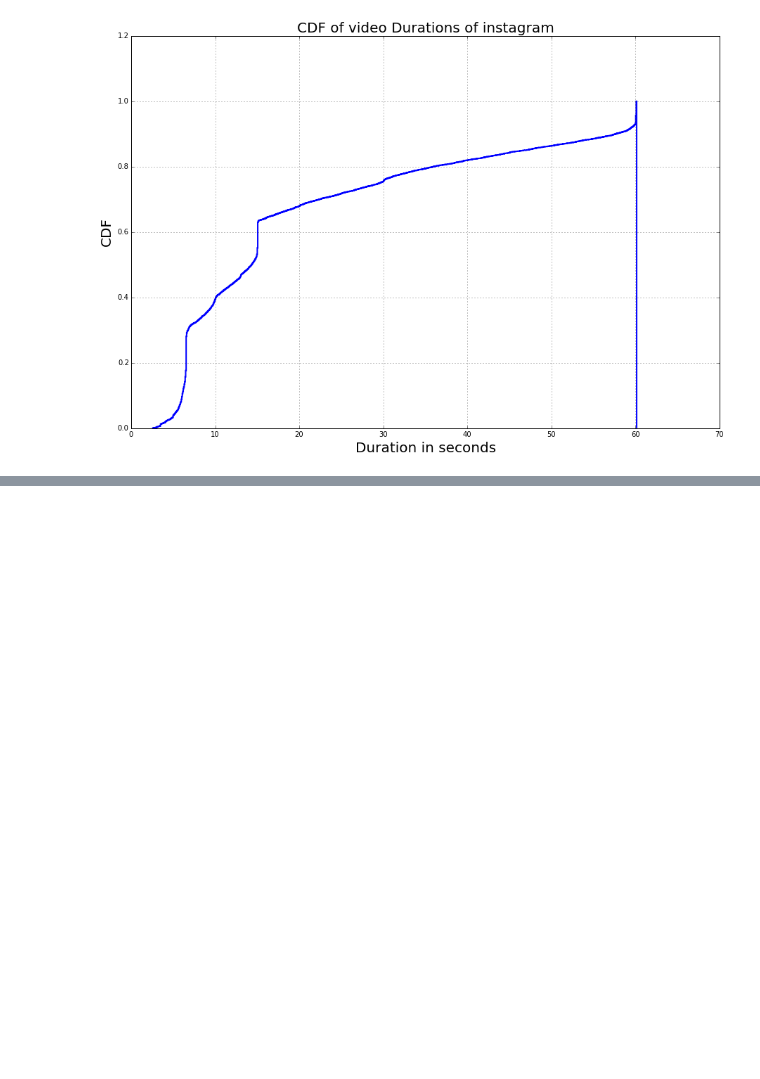
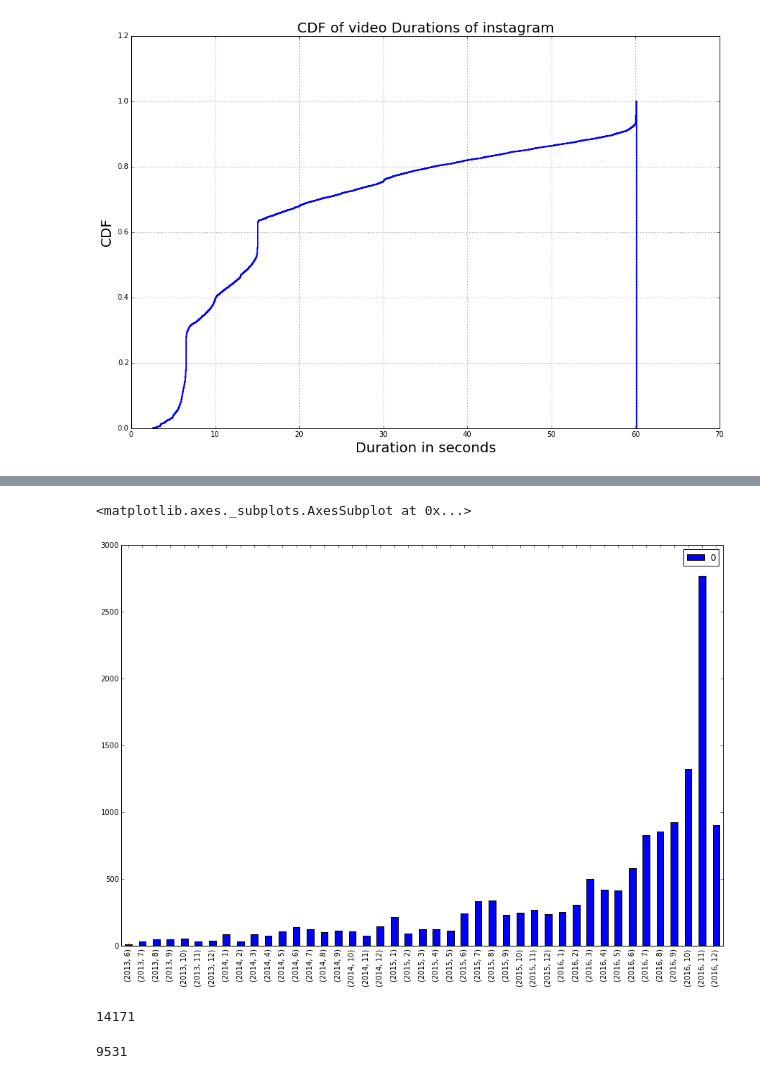
Before and after one commit to sagarjoglekar/instaCrawlAnalyze, a Jupyter notebook: Notebooks/CrawlInsta.ipynb, the cells around one changed output, grey strips where cells are left out. Cells and saved outputs as stored; diff of their text form; code cells hidden in the pictures; blank space fills up the shorter version.

```diff
--- a/Notebooks/CrawlInsta.ipynb
+++ b/Notebooks/CrawlInsta.ipynb
@@ -480,0 +503,5 @@ KeyError: 1
+# %%
+dates = []
+for k in metaDict:
+    time = metaDict[k]['meta']['Meta']['media']['date']
+    dates.append(datetime.fromtimestamp(int(time)).strftime('%Y-%m-%d'))
@@ -480,0 +512,2 @@ KeyError: 1
+# %%
+df.date = pd.to_datetime(dates)
@@ -480,0 +518,17 @@ KeyError: 1
+# %%
+fig, ax = plt.subplots()
+fig.set_size_inches(15, 10)
+df.groupby([df.date.year, df.date.month]).count().plot(ax=fig.gca() , kind="bar")
+# %% [output]
+<matplotlib.axes._subplots.AxesSubplot at 0x...>
+[figure, added]
+# %%
+
+len(df.date)
+# %% [output]
+14171
+# %%
+len(df.date[(df.date >= datetime.strptime('2016-03-01','%Y-%m-%d')
+)])
+# %% [output]
+9531
```
Also changed, not shown: parts of 30 cells of this notebook, 3 other files.
